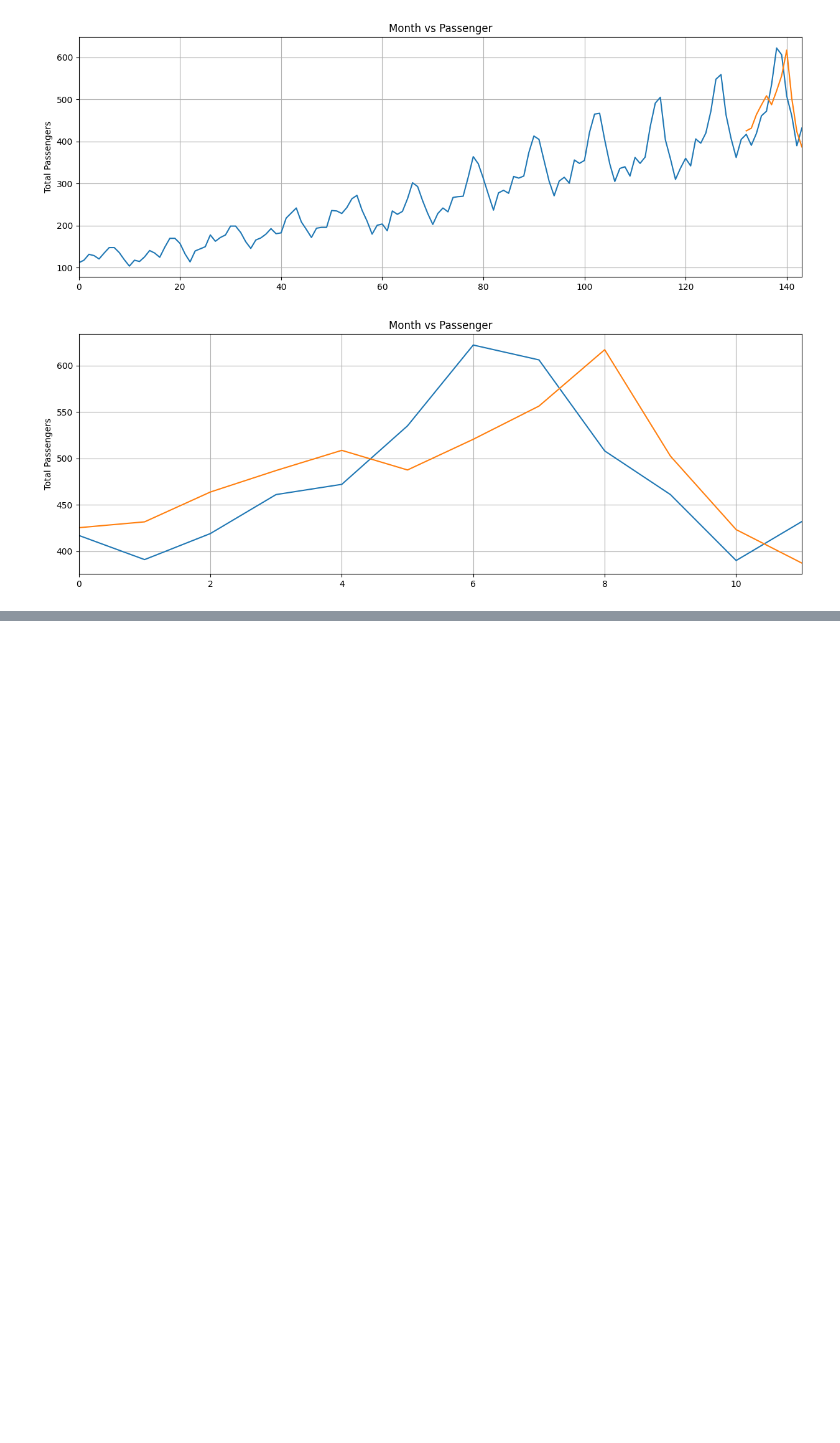
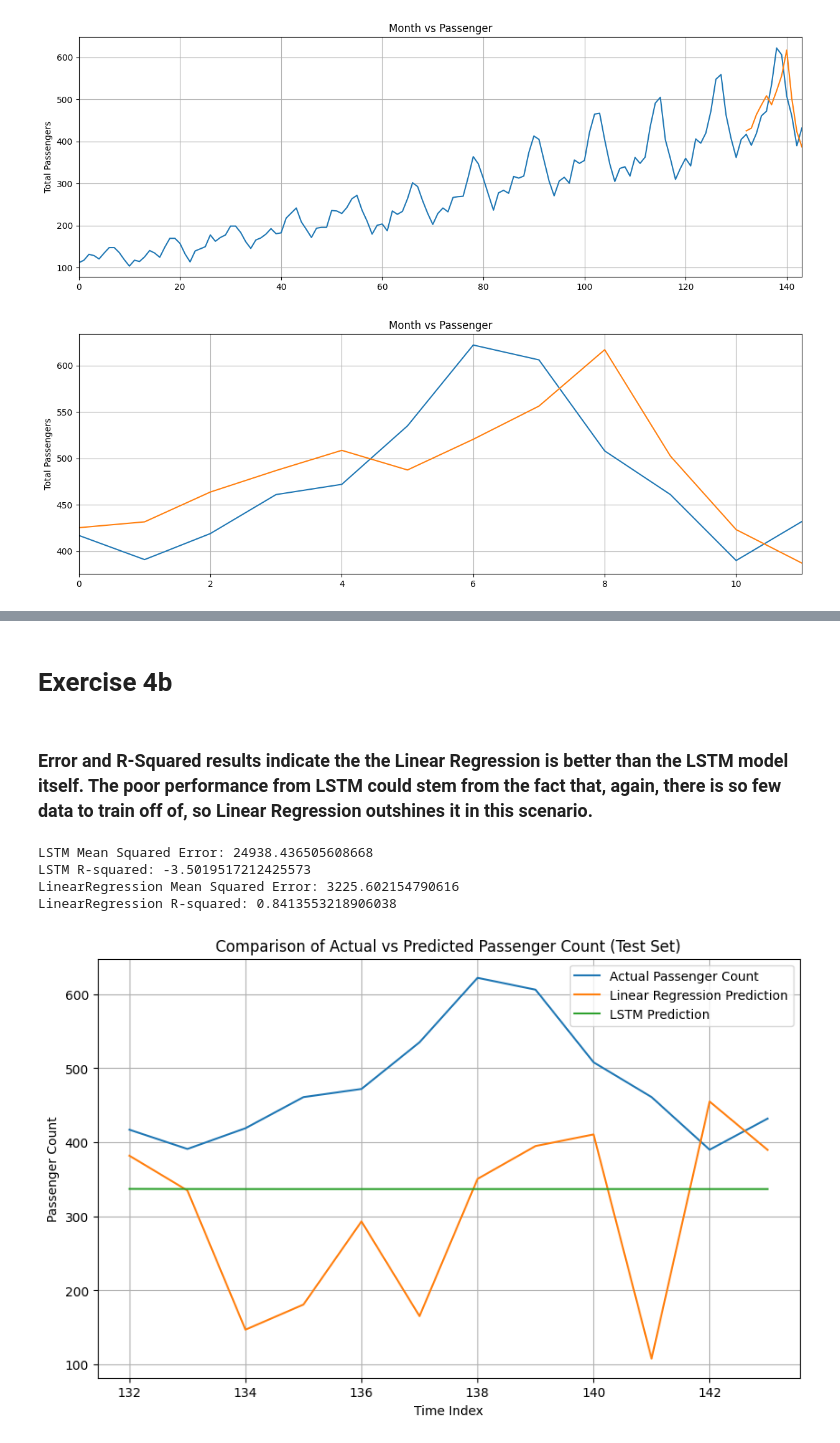
Before and after one commit to namtu06/DATA.ML.450, a Jupyter notebook: Week5/TSA_RNN_LSTM.ipynb, the cells around one changed output, grey strips where cells are left out. Saved outputs shown, nothing was run; the diff lists cells and outputs as text; code cells hidden in the pictures; blank space fills up the shorter version.

```diff
--- a/Week5/TSA_RNN_LSTM.ipynb
+++ b/Week5/TSA_RNN_LSTM.ipynb
@@ -96,10 +96,10 @@ for i in range(epochs):
 
     for seq, labels in train_inout_seq:
         optimizer.zero_grad()
-        model.hidden_cell = (torch.zeros(1, 1, model.hidden_layer_size),
-                        torch.zeros(1, 1, model.hidden_layer_size))
+        model1.hidden_cell = (torch.zeros(1, 1, model1.hidden_layer_size),
+                        torch.zeros(1, 1, model1.hidden_layer_size))
 
-        y_pred = model(seq)
+        y_pred = model1(seq)
 
         single_loss = loss_function(y_pred, labels)
         single_loss.backward()
@@ -121,17 +113,13 @@ epoch: 149 loss: 0.0000058213
 fut_pred = 12
 
 test_inputs = train_data_normalized[-train_window:].tolist()
-model.eval()
+model1.eval()
 
 for i in range(fut_pred):
     seq = torch.FloatTensor(test_inputs[-train_window:])
     with torch.no_grad():
-        model.hidden = (torch.zeros(1, 1, model.hidden_layer_size),
-                        torch.zeros(1, 1, model.hidden_layer_size))
-        test_inputs.append(model(seq).item())
+        model1.hidden = (torch.zeros(1, 1, model1.hidden_layer_size),
+                        torch.zeros(1, 1, model1.hidden_layer_size))
+        test_inputs.append(model1(seq).item())
 
 actual_predictions = scaler.inverse_transform(np.array(test_inputs[train_window:] ).reshape(-1, 1))
-print(actual_predictions)
-
-x = np.arange(132, 144, 1)
-print(x)
@@ -200,0 +732,57 @@ plt.show()
+# %% [markdown]
+# Exercise 4b
+# %% [markdown]
+### Error and R-Squared results indicate the the Linear Regression is better than the LSTM model itself. The poor performance from LSTM could stem from the fact that, again, there is so few data to train off of, so Linear Regression outshines it in this scenario.
+# %%
+flight_data = sns.load_dataset("flights")
+
+all_data = flight_data["passengers"]
+
+X = np.arange(len(all_data)).reshape(-1, 1)
+y = all_data
+
+X_train, X_test, y_train, y_test = train_test_split(X, y, test_size=12, random_state=25)
+
+# Create the model
+model = LinearRegression()
+
+# Fit the model
+model.fit(X_train, y_train)
+
+y_pred = model.predict(X_test)
+
+# Calculate Mean Squared Error
+mse = mean_squared_error(y_test, y_pred)
+
+# Calculate R-squared
+r2 = r2_score(y_test, y_pred)
+
+
+mse_lstm = mean_squared_error(test_data, actual_predictions.flatten())
+r2_lstm = r2_score(test_data, actual_predictions.flatten())
+
+print('LSTM Mean Squared Error:', mse_lstm)
+print('LSTM R-squared:', r2_lstm)
+
+# For LinearRegression (from latest cell)
+print('LinearRegression Mean Squared Error:', mse)
+print('LinearRegression R-squared:', r2)
+
+test_indices = np.arange(len(all_data) - 12, len(all_data))
+
+plt.figure(figsize=(10, 6))
+plt.plot(test_indices, test_data, label='Actual Passenger Count', )
+plt.plot(test_indices, y_pred, label='Linear Regression Prediction')
+plt.plot(test_indices, actual_predictions.flatten(), label='LSTM Prediction')
+plt.xlabel('Time Index')
+plt.ylabel('Passenger Count')
+plt.title('Comparison of Actual vs Predicted Passenger Count (Test Set)')
+plt.legend()
+plt.grid(True)
+plt.show()
+# %% [output]
+LSTM Mean Squared Error: 24938.436505608668
+LSTM R-squared: -3.5019517212425573
+LinearRegression Mean Squared Error: 3225.602154790616
+LinearRegression R-squared: 0.8413553218906038
+[figure, added]
```
Also changed, not shown: parts of 44 cells of this notebook, 23 other files.
